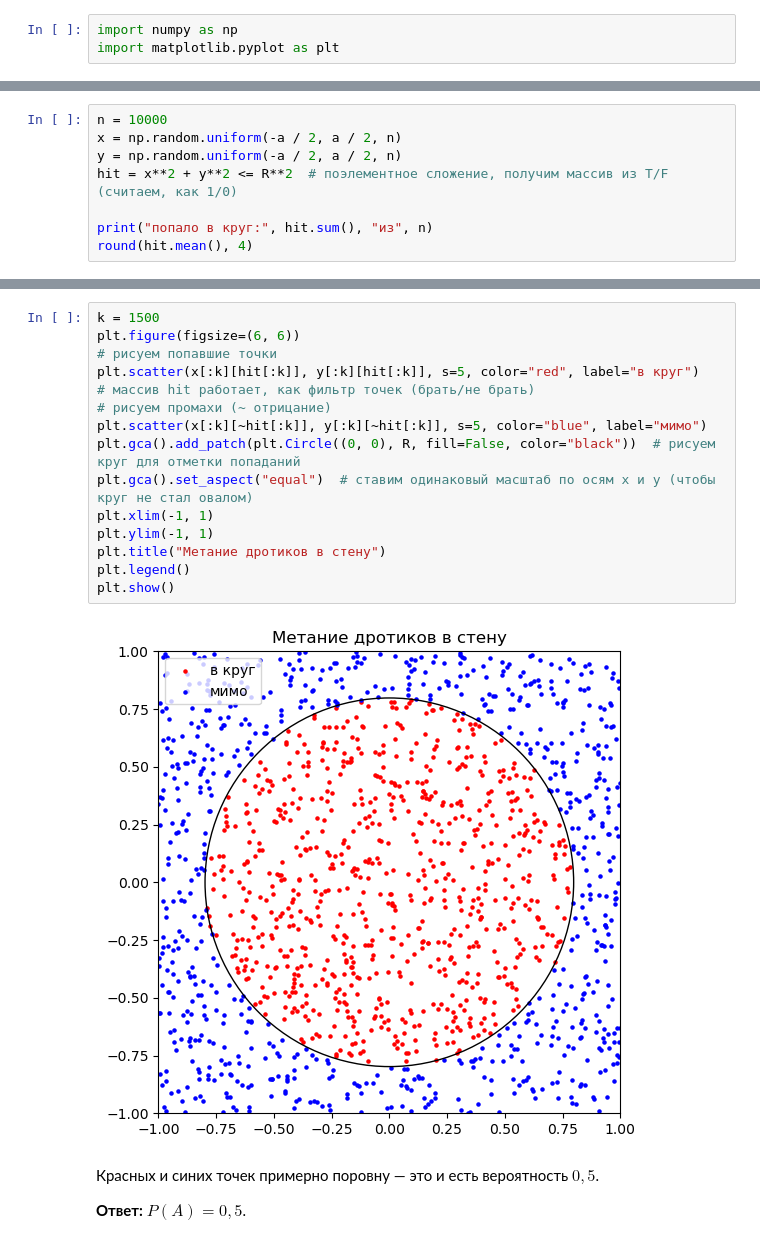
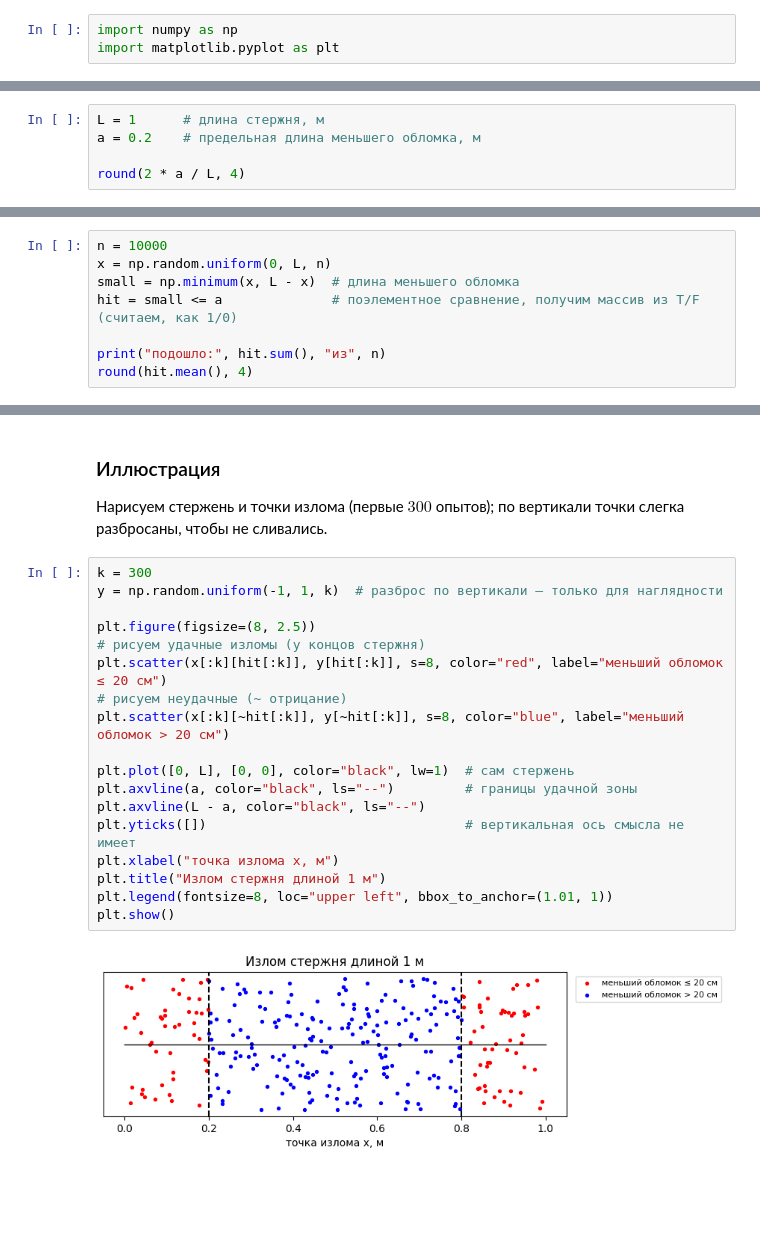
Before and after one commit to Maksoncheck21/Notebooks_dop, a Jupyter notebook: Task1.ipynb, the cells around one changed output, grey strips where cells are left out. Cells and saved outputs as stored; diff of their text form; blank space fills up the shorter version.

Commit message:
Изменен вариант задания на стержень

```diff
--- a/Task1.ipynb
+++ b/Task1.ipynb
@@ -36,0 +23,5 @@ S = 4  S круга = 2.0  R = 0.7979
+# %%
+L = 1      # длина стержня, м
+a = 0.2    # предельная длина меньшего обломка, м
+
+round(2 * a / L, 4)
@@ -37,9 +34,9 @@ S = 4  S круга = 2.0  R = 0.7979
 # %%
 n = 10000
-x = np.random.uniform(-a / 2, a / 2, n)
-y = np.random.uniform(-a / 2, a / 2, n)
-hit = x**2 + y**2 <= R**2  # поэлементное сложение, получим массив из T/F (считаем, как 1/0)
+x = np.random.uniform(0, L, n)
+small = np.minimum(x, L - x)  # длина меньшего обломка
+hit = small <= a              # поэлементное сравнение, получим массив из T/F (считаем, как 1/0)
 
-print("попало в круг:", hit.sum(), "из", n)
+print("подошло:", hit.sum(), "из", n)
 round(hit.mean(), 4)
 # %% [output]
@@ -65,20 +57,24 @@ n = 100000:  m/n = 0.49991
-# %%
-k = 1500
-plt.figure(figsize=(6, 6))
-# рисуем попавшие точки
-plt.scatter(x[:k][hit[:k]], y[:k][hit[:k]], s=5, color="red", label="в круг")   # массив hit работает, как фильтр точек (брать/не брать)
-# рисуем промахи (~ отрицание)
-plt.scatter(x[:k][~hit[:k]], y[:k][~hit[:k]], s=5, color="blue", label="мимо")
-plt.gca().add_patch(plt.Circle((0, 0), R, fill=False, color="black"))  # рисуем круг для отметки попаданий
-plt.gca().set_aspect("equal")  # ставим одинаковый масштаб по осям x и y (чтобы круг не стал овалом)
-plt.xlim(-1, 1)
-plt.ylim(-1, 1)
-plt.title("Метание дротиков в стену")
-plt.legend()
-plt.show()
-# %% [output]
-[figure, removed]
-# %% [markdown]
-Красных и синих точек примерно поровну — это и есть вероятность $0{,}5$.
-
-**Ответ:** $P(A) = 0{,}5$.
+# %% [markdown]
+### Иллюстрация
+
+Нарисуем стержень и точки излома (первые $300$ опытов); по вертикали точки слегка разбросаны, чтобы не сливались.
+# %%
+k = 300
+y = np.random.uniform(-1, 1, k)  # разброс по вертикали — только для наглядности
+
+plt.figure(figsize=(8, 2.5))
+# рисуем удачные изломы (у концов стержня)
+plt.scatter(x[:k][hit[:k]], y[hit[:k]], s=8, color="red", label="меньший обломок ≤ 20 см")
+# рисуем неудачные (~ отрицание)
+plt.scatter(x[:k][~hit[:k]], y[~hit[:k]], s=8, color="blue", label="меньший обломок > 20 см")
+
+plt.plot([0, L], [0, 0], color="black", lw=1)  # сам стержень
+plt.axvline(a, color="black", ls="--")         # границы удачной зоны
+plt.axvline(L - a, color="black", ls="--")
+plt.yticks([])                                 # вертикальная ось смысла не имеет
+plt.xlabel("точка излома x, м")
+plt.title("Излом стержня длиной 1 м")
+plt.legend(fontsize=8, loc="upper left", bbox_to_anchor=(1.01, 1))
+plt.show()
+# %% [output]
+[figure, added]
```
Also changed, not shown: parts of 13 cells of this notebook.
